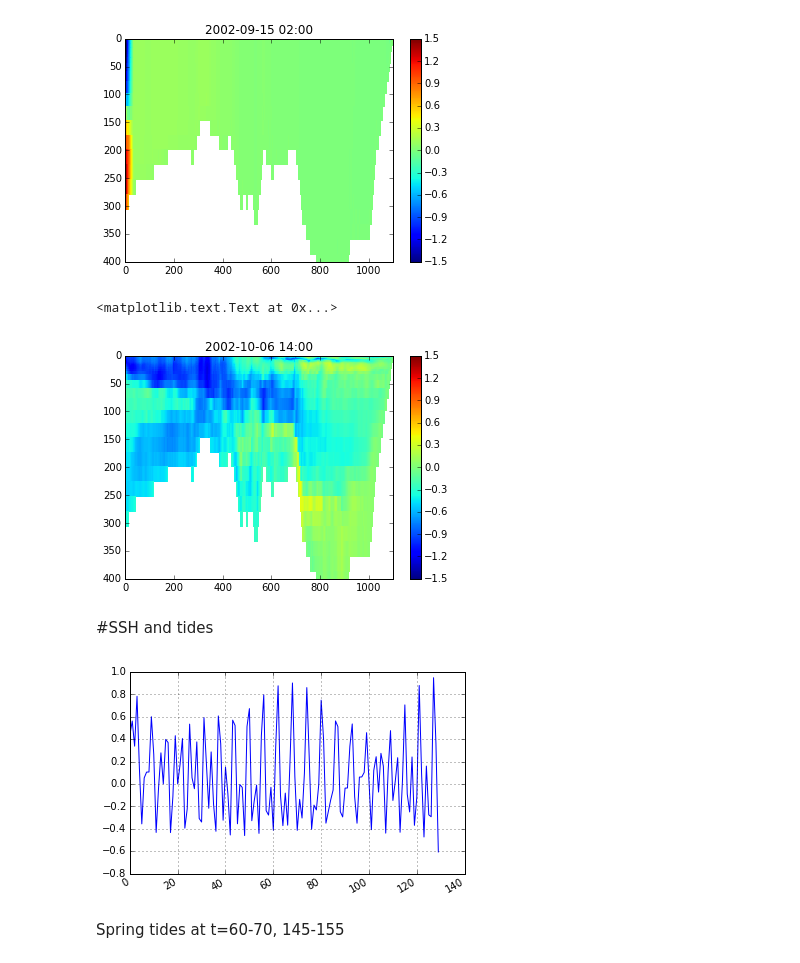
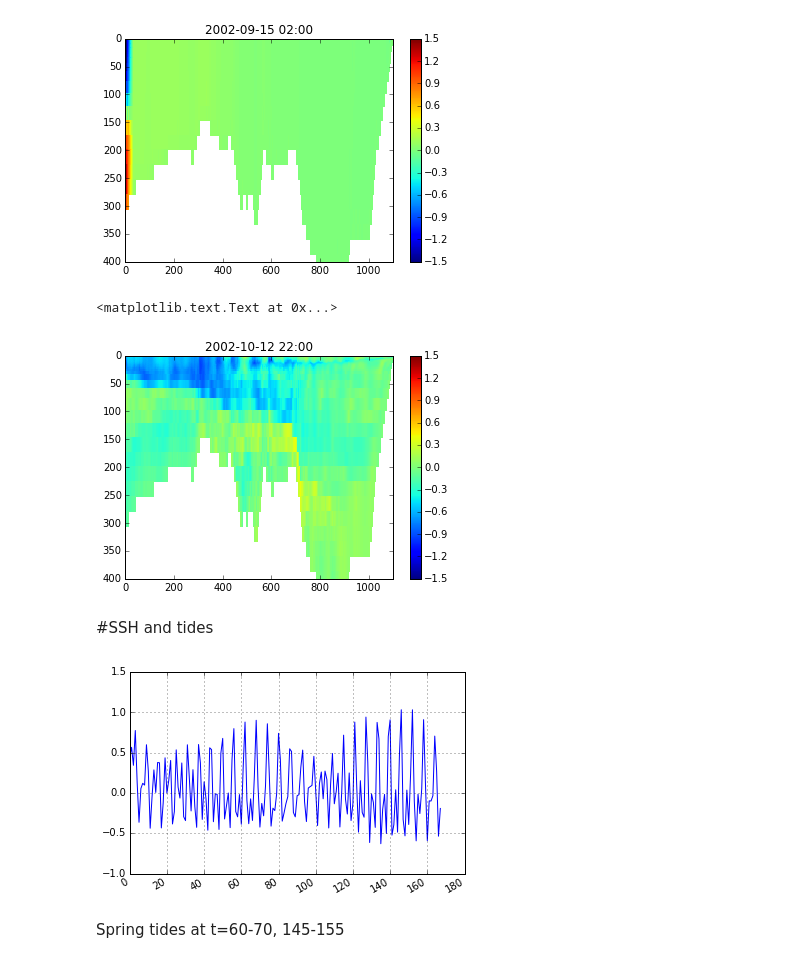
Before and after one commit to SalishSeaCast/2d-domain, a Jupyter notebook: analysis/3.6 Test.ipynb, the cells around one changed output. Drawn from its saved outputs; the diff is of its cells as text; code cells hidden in the pictures.

Commit message:
Tested isoneutral case proper

```diff
--- a/analysis/3.6 Test.ipynb
+++ b/analysis/3.6 Test.ipynb
@@ -12,7 +12,7 @@ import matplotlib.pyplot as plt
 %matplotlib inline
 # %%
 path = '/data/nsoontie/MEOPAR/SalishSea/results/2Ddomain/3.6'
-directory = 'isoneutral'
+directory = 'isoneutral_2'
 file_part = 'SalishSea_4h_20020915_20021012_{}.nc'
 
 dT = nc.Dataset(os.path.join(path,directory,file_part.format('grid_T')))
@@ -105,15 +105,15 @@ plt.title(date.strftime('%Y-%m-%d %H:%M'))
 <matplotlib.text.Text at 0x...>
 [figure]
 # %%
-t=129
+t=-1
 plt.pcolormesh(np.arange(0,U.shape[3]),depsU,U[t,:,y,:],vmin=umin,vmax=umax)
 plt.axis([0,1100,400,0])
 plt.colorbar()
 date =time_origin + datetime.timedelta(seconds = times[t])
 plt.title(date.strftime('%Y-%m-%d %H:%M'))
 # %% [output]
 <matplotlib.text.Text at 0x...>
-[figure, old version]
+[figure, new version]
 # %% [markdown]
 #SSH and tides
 # %%
@@ -123,7 +123,7 @@ fig=plt.gcf()
 fig.autofmt_xdate()
 plt.grid()
 # %% [output]
-[figure, old version]
+[figure, new version]
 # %% [markdown]
 Spring tides at t=60-70, 145-155
 # %% [markdown]
```
Also changed, not shown: parts of 13 cells of this notebook.
